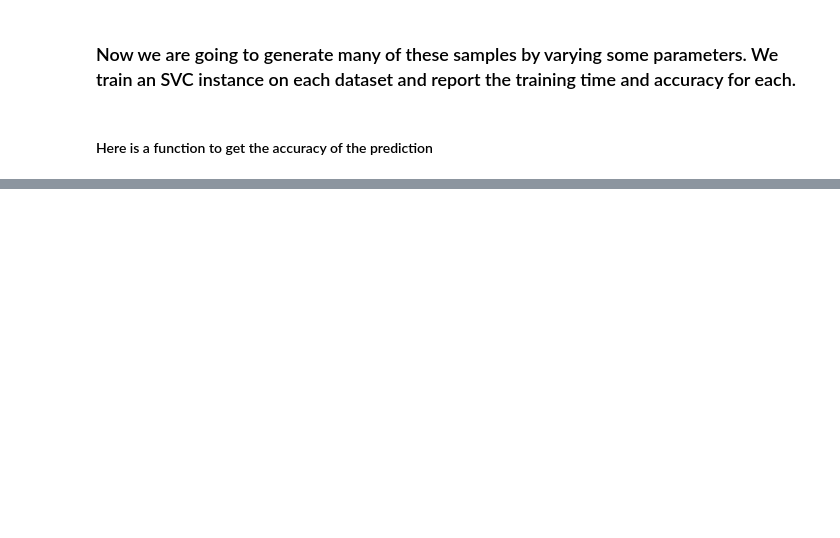
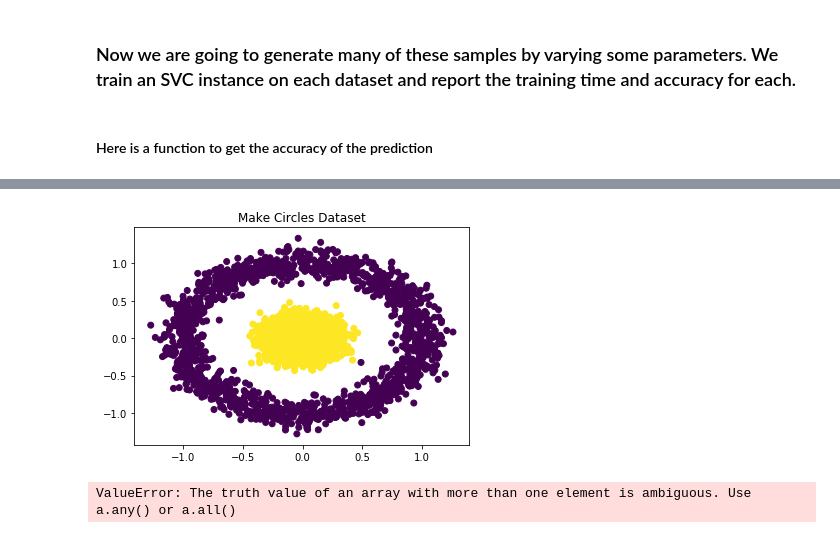
Before and after one commit to ovifrisch/SVM-Final-Project, a Jupyter notebook: results.ipynb, the cells around one changed output, grey strips where cells are left out. Drawn from its saved outputs; the diff is of its cells as text; code cells hidden in the pictures; blank space fills up the shorter version.

```diff
--- a/results.ipynb
+++ b/results.ipynb
@@ -79,0 +101,42 @@ TypeError: 'NoneType' object is not subscriptable
+# %%
+from sklearn.datasets.samples_generator import make_circles
+
+import matplotlib.pyplot as plt
+from svc2 import SVC
+import sklearn.svm as skl
+num_samples = 3000
+x, y = make_circles(num_samples, factor=0.2, noise=0.1)
+plt.scatter(x[:, 0], x[:, 1], c=y)
+plt.title("Make Circles Dataset")
+plt.show()
+
+# s = SVC(kernel_type="rbf", gamma=3)
+# s.fit(x, y)
+# yhat = s.predict(x)
+# acc1 = sum(yhat == y) / num_samples
+# print(acc1)
+
+
+# s2 = skl.SVC(kernel="rbf")
+# s2.fit(x, y)
+# yhat2 = s2.predict(x)
+# acc2 = sum(yhat2 == y) / num_samples
+# print(acc2)
+# %% [output]
+[figure, added]
+# %%
+from sklearn.datasets import make_multilabel_classification
+x, y = make_multilabel_classification(n_samples = 200, n_features = 5, n_classes = 2)
+s = SVC(kernel_type="rbf", gamma=3)
+s.fit(x, y)
+yhat = s.predict(x)
+acc1 = sum(yhat == y) / 200
+print(acc1)
+
+s2 = skl.SVC(kernel="rbf")
+s2.fit(x, y)
+yhat2 = s2.predict(x)
+acc2 = sum(yhat2 == y) / 200
+print(acc2)
+# %% [output]
+ValueError: The truth value of an array with more than one element is ambiguous. Use a.any() or a.all()
```
Also changed, not shown: parts of 4 cells of this notebook, 6 other files.
